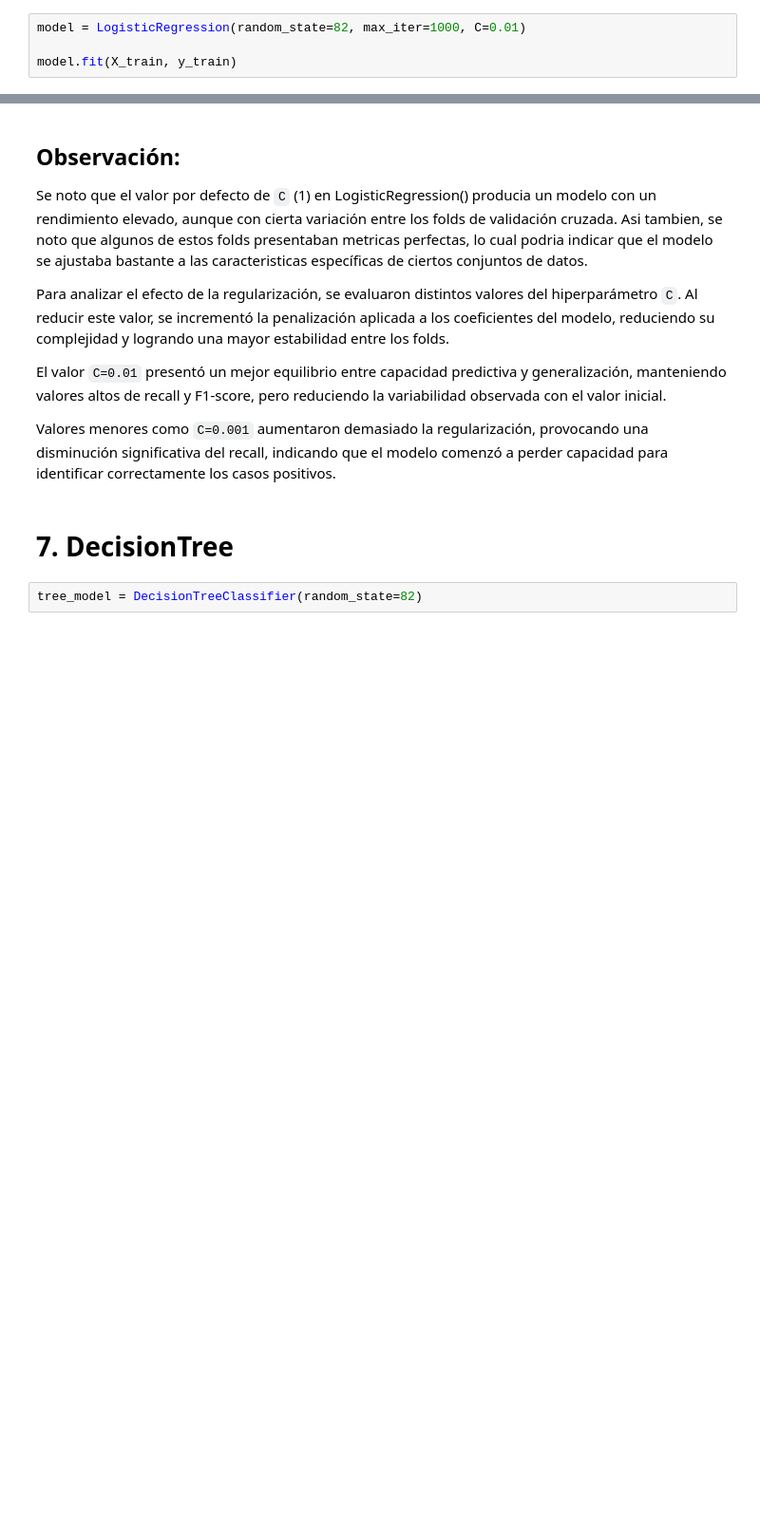
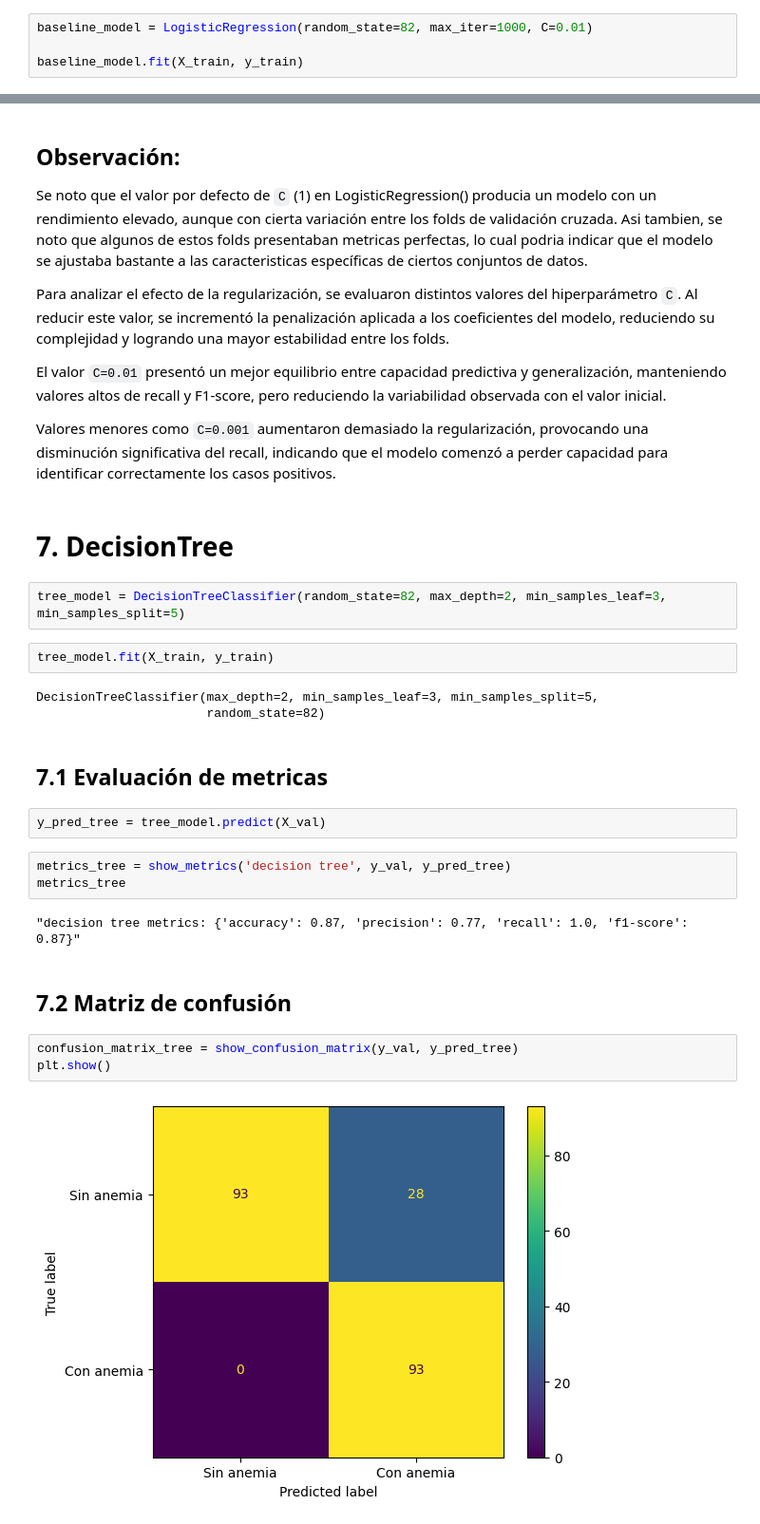
Before and after one commit to ezeperezds/Anemia-Prediction-System, a Jupyter notebook: notebooks/03_modeling.ipynb, the cells around one changed output, grey strips where cells are left out. Shown at 95% size. Saved outputs shown, nothing was run; the diff lists cells and outputs as text; blank space fills up the shorter version.

Commit message:
feat: implement decision tree training and evaluation workflow

```diff
--- a/notebooks/03_modeling.ipynb
+++ b/notebooks/03_modeling.ipynb
@@ -94,9 +111,9 @@ def show_confusion_matrix(y_true, y_pred):
 # %% [markdown]
 # 6. Baseline
 # %%
-model = LogisticRegression(random_state=82, max_iter=1000, C=0.01)
+baseline_model = LogisticRegression(random_state=82, max_iter=1000, C=0.01)
 
-model.fit(X_train, y_train)
+baseline_model.fit(X_train, y_train)
 # %% [output]
 LogisticRegression(C=0.01, max_iter=1000, random_state=82)
 # %%
@@ -212,4 +215,25 @@ Valores menores como `C=0.001` aumentaron demasiado la regularización, provocan
 # %% [markdown]
 # 7. DecisionTree
 # %%
-tree_model = DecisionTreeClassifier(random_state=82)
+tree_model = DecisionTreeClassifier(random_state=82, max_depth=2, min_samples_leaf=3, min_samples_split=5)
+# %%
+tree_model.fit(X_train, y_train)
+# %% [output]
+DecisionTreeClassifier(max_depth=2, min_samples_leaf=3, min_samples_split=5,
+                       random_state=82)
+# %% [markdown]
+## 7.1 Evaluación de metricas
+# %%
+y_pred_tree = tree_model.predict(X_val)
+# %%
+metrics_tree = show_metrics('decision tree', y_val, y_pred_tree)
+metrics_tree
+# %% [output]
+"decision tree metrics: {'accuracy': 0.87, 'precision': 0.77, 'recall': 1.0, 'f1-score': 0.87}"
+# %% [markdown]
+## 7.2 Matriz de confusión
+# %%
+confusion_matrix_tree = show_confusion_matrix(y_val, y_pred_tree)
+plt.show()
+# %% [output]
+[figure, added]
```
Also changed, not shown: parts of 22 cells of this notebook.
